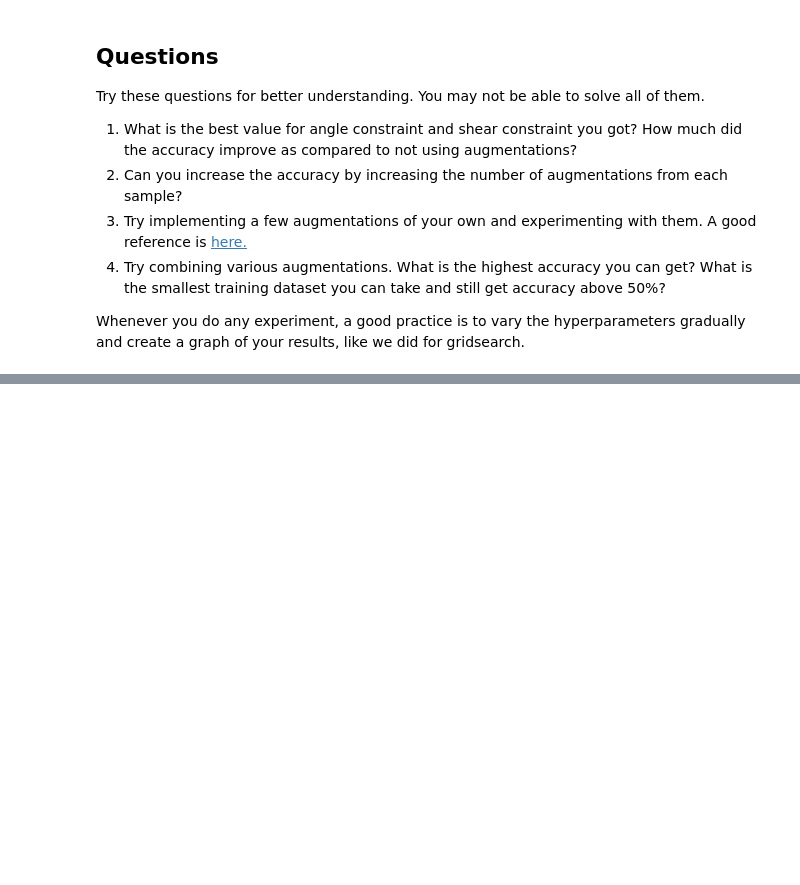
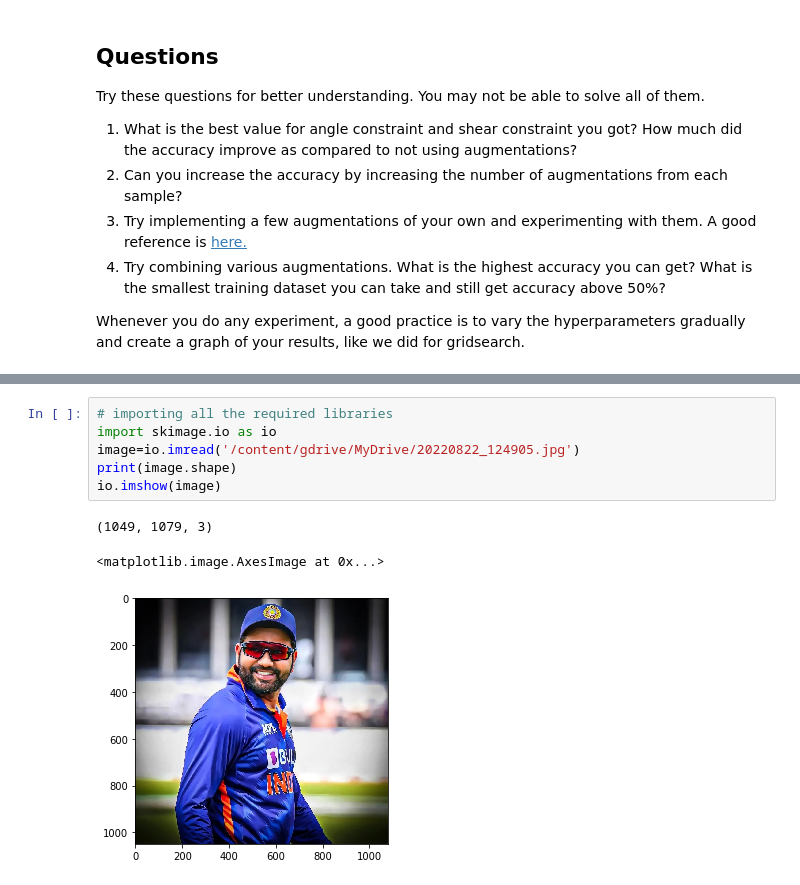
Before and after one commit to Kalyan9177/FMML-lab-1-kalyan, a Jupyter notebook: FMML_Aug22_M1Lab3_Terms&Metrics.ipynb, the cells around one changed output, grey strips where cells are left out. Saved outputs shown, nothing was run; the diff lists cells and outputs as text; blank space fills up the shorter version.

```diff
--- a/FMML_Aug22_M1Lab3_Terms&Metrics.ipynb
+++ b/FMML_Aug22_M1Lab3_Terms&Metrics.ipynb
@@ -539,0 +608,10 @@ Whenever you do any experiment, a good practice is to vary the hyperparameters g
+# %%
+# importing all the required libraries
+import skimage.io as io
+image=io.imread('/content/gdrive/MyDrive/20220822_124905.jpg')
+print(image.shape)
+io.imshow(image)
+# %% [output]
+(1049, 1079, 3)
+<matplotlib.image.AxesImage at 0x...>
+[figure, added]
```
Also changed, not shown: parts of 32 cells of this notebook.
